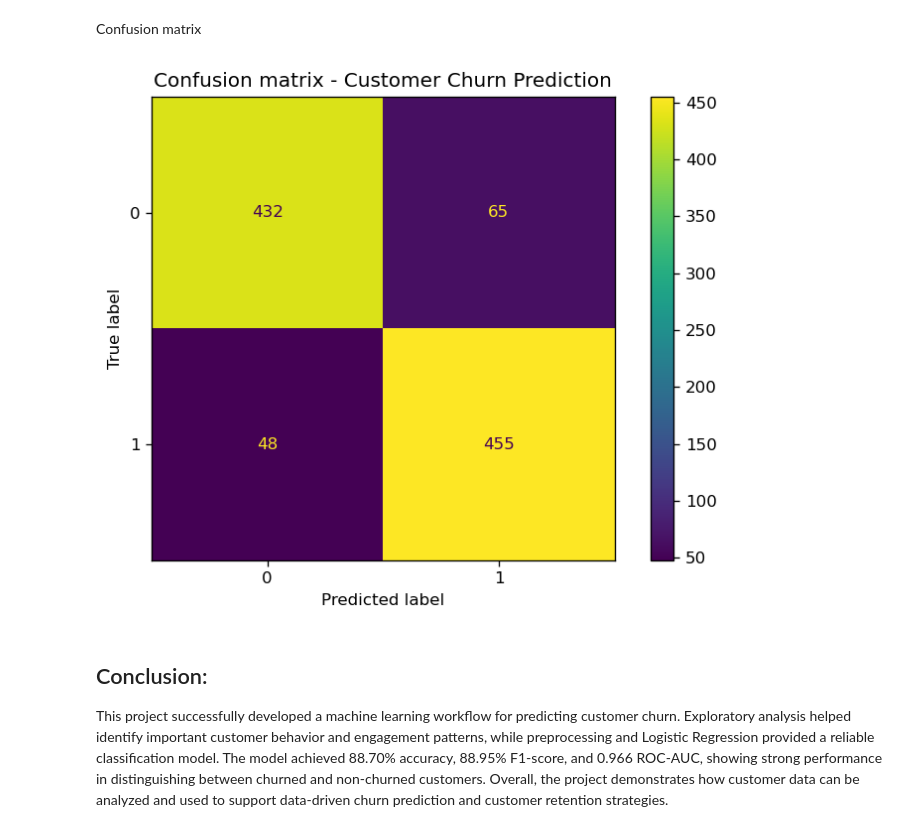
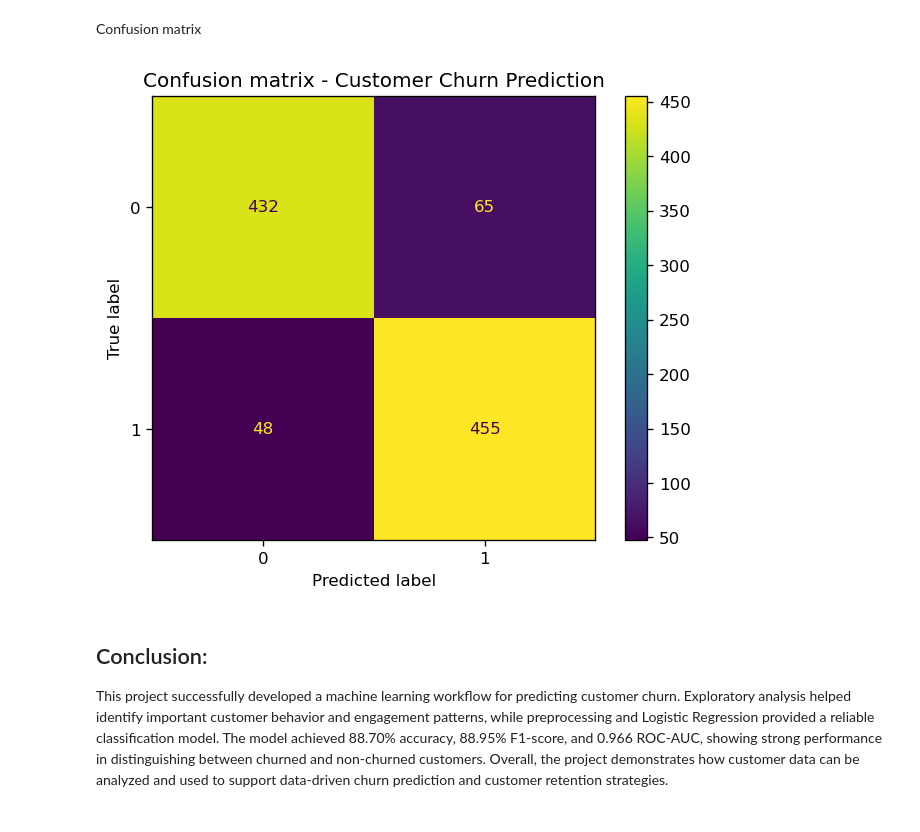
Before and after one commit to anisbhar/netflix-customer-churn-prediction, a Jupyter notebook: netflix_customer_churn_prediction.ipynb, the cells around one changed output. Drawn from its saved outputs; the diff is of its cells as text; code cells hidden in the pictures.

```diff
--- a/netflix_customer_churn_prediction.ipynb
+++ b/netflix_customer_churn_prediction.ipynb
@@ -455,11 +454,11 @@ Confusion matrix
 # %%
 cm=confusion_matrix(y_test, predictions)
 display= ConfusionMatrixDisplay(confusion_matrix=cm)
 display.plot()
 plt.title("Confusion matrix - Customer Churn Prediction")
-figure()
+plt.show()
 # %% [output]
-[figure, old version]
+[figure, new version]
 # %% [markdown]
 ## Conclusion:
 
```
Also changed, not shown: parts of 1 cell of this notebook.
